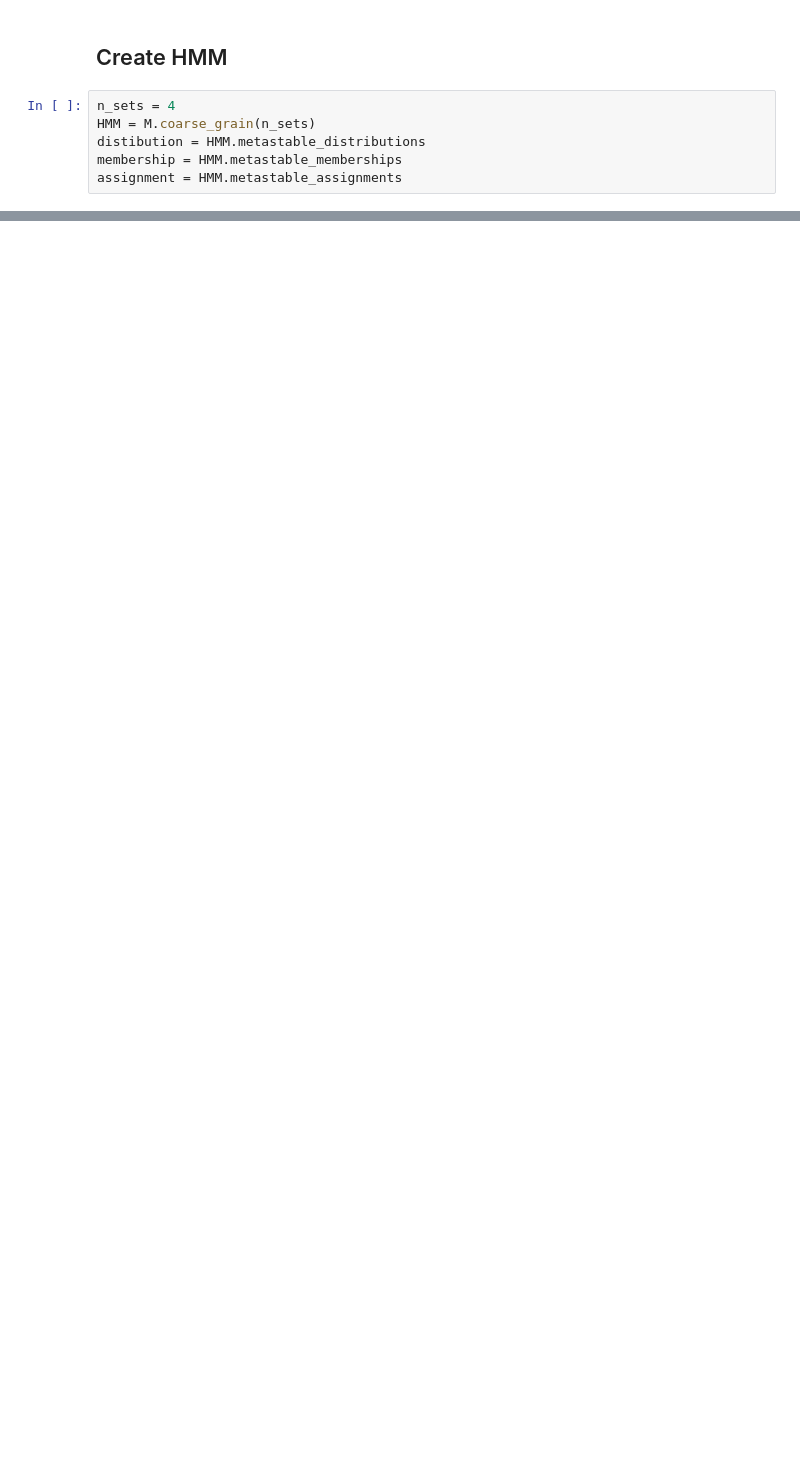
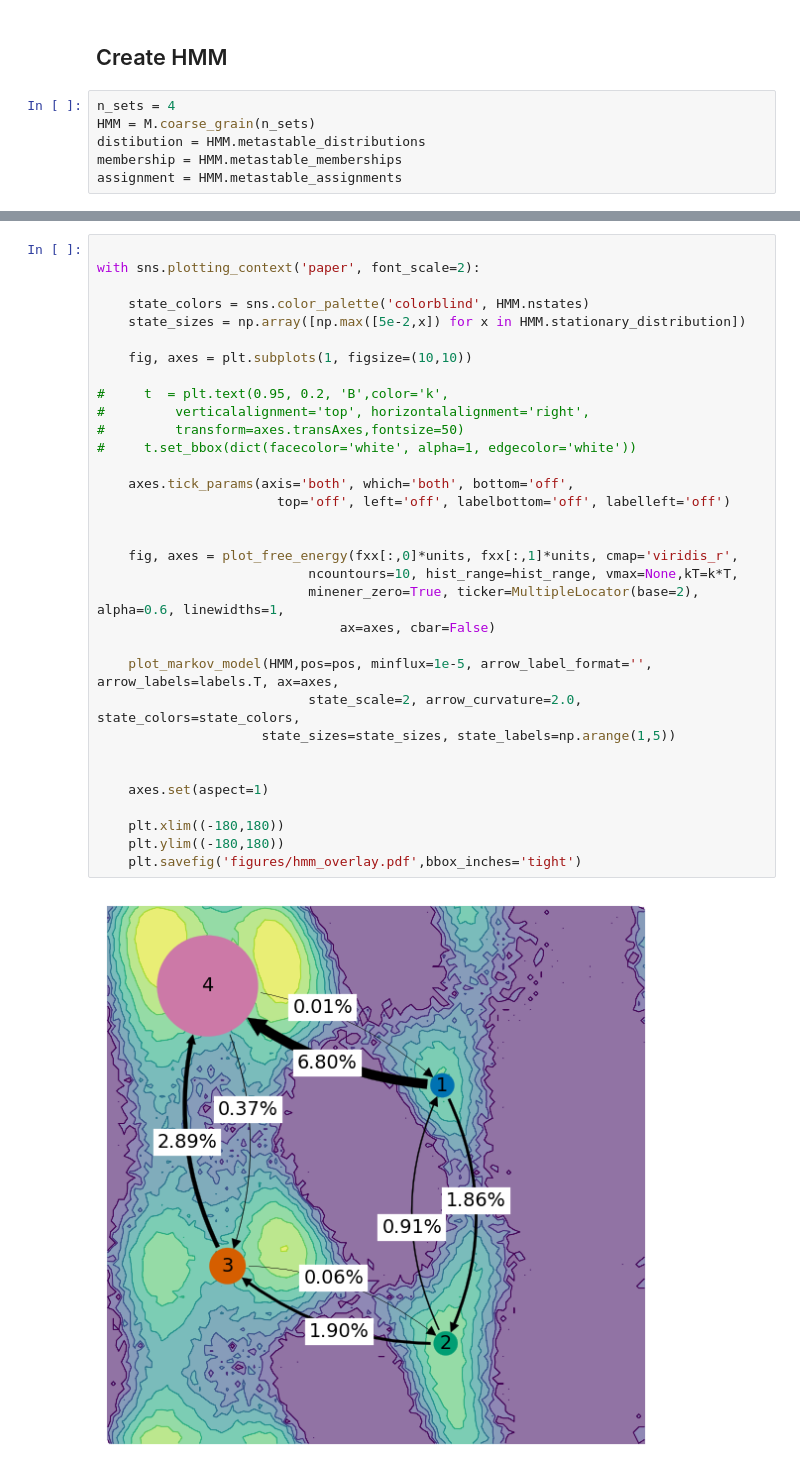
Before and after one commit to RobertArbon/sonification, a Jupyter notebook: Free energy plots.ipynb, the cells around one changed output, grey strips where cells are left out. Saved outputs shown, nothing was run; the diff lists cells and outputs as text; blank space fills up the shorter version.

```diff
--- a/Free energy plots.ipynb
+++ b/Free energy plots.ipynb
@@ -613,0 +704,35 @@ array([ 0.0017678 ,  0.00364528,  0.11325167,  0.88133526])
+# %%
+
+with sns.plotting_context('paper', font_scale=2):
+
+    state_colors = sns.color_palette('colorblind', HMM.nstates)
+    state_sizes = np.array([np.max([5e-2,x]) for x in HMM.stationary_distribution])
+
+    fig, axes = plt.subplots(1, figsize=(10,10))
+
+#     t  = plt.text(0.95, 0.2, 'B',color='k',
+#         verticalalignment='top', horizontalalignment='right',
+#         transform=axes.transAxes,fontsize=50)
+#     t.set_bbox(dict(facecolor='white', alpha=1, edgecolor='white'))
+
+    axes.tick_params(axis='both', which='both', bottom='off',
+                       top='off', left='off', labelbottom='off', labelleft='off')
+
+
+    fig, axes = plot_free_energy(fxx[:,0]*units, fxx[:,1]*units, cmap='viridis_r',
+                           ncountours=10, hist_range=hist_range, vmax=None,kT=k*T,
+                           minener_zero=True, ticker=MultipleLocator(base=2), alpha=0.6, linewidths=1,
+                               ax=axes, cbar=False)
+
+    plot_markov_model(HMM,pos=pos, minflux=1e-5, arrow_label_format='', arrow_labels=labels.T, ax=axes,
+                           state_scale=2, arrow_curvature=2.0, state_colors=state_colors,
+                     state_sizes=state_sizes, state_labels=np.arange(1,5))
+
+
+    axes.set(aspect=1)
+
+    plt.xlim((-180,180))
+    plt.ylim((-180,180))
+    plt.savefig('figures/hmm_overlay.pdf',bbox_inches='tight')
+# %% [output]
+[figure, added]
```
Also changed, not shown: parts of 25 cells of this notebook, 59 other files.
